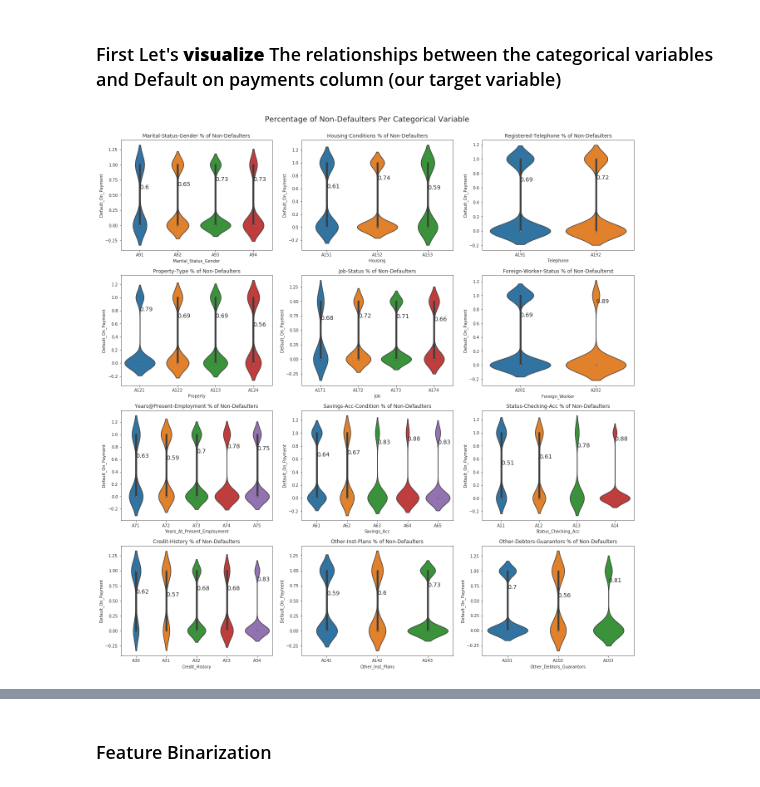
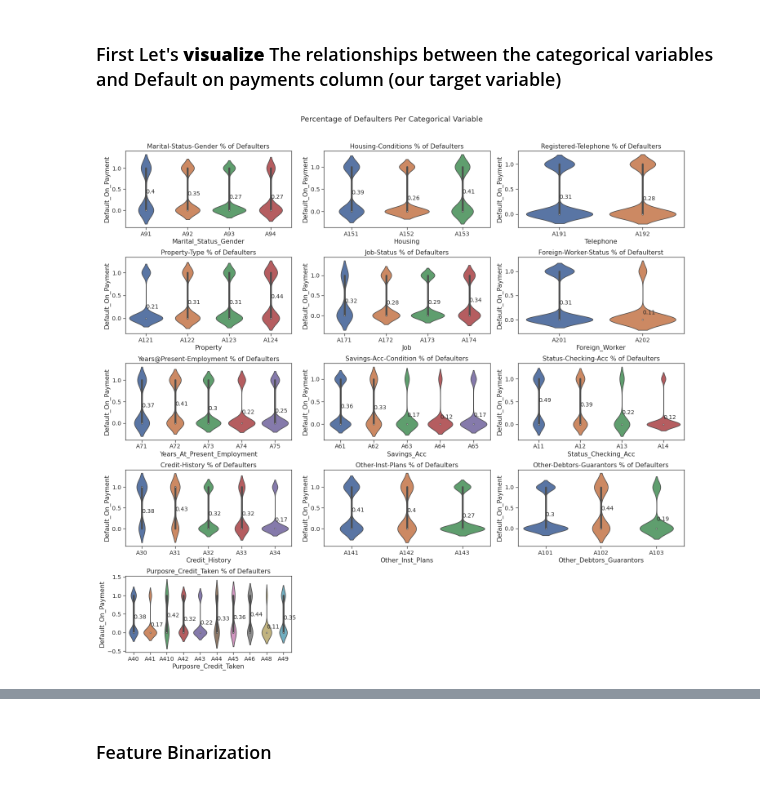
Before and after one commit to Lawrence-Krukrubo/Machine_Learning, a Jupyter notebook: loan_default_classifier.ipynb, the cells around one changed output, grey strips where cells are left out. Drawn from its saved outputs; the diff is of its cells as text; code cells hidden in the pictures.

```diff
--- a/loan_default_classifier.ipynb
+++ b/loan_default_classifier.ipynb
@@ -251,4 +247,2 @@ The empty set returned above means no difference and we did not omit any thing.
-# %%
-loan_df = loan_df[new_columns]
 # %% [markdown]
 Next let's strip off white-spaces either at the beginning or end of all column names, incase we mistakenly left it during the manual process
@@ -261,5 +249,5 @@ loan_df.head(2)
 # %%
-stripped_columns = [str.strip(x, ' ') for x in loan_df.columns if x[0] or x[-1] == ' ']
+stripped_columns = [str.strip(x, ' ') for x in new_columns if x[0] or x[-1] == ' ']
 stripped_columns[:5]
 # %% [output]
 ['Customer_ID', 'Marital_Status_Gender', 'Age', 'Dependents', 'Housing']
@@ -268,8 +253,0 @@ Now let's assign the stripped-off-white-spaces column names to the data frame as
-# %%
-columns_dict = {}
-for i in range(len(loan_df.columns)):
-    x = loan_df.columns[i]
-    columns_dict[x] = stripped_columns[i]
-
-loan_df.rename(columns = columns_dict, inplace=True)
-loan_df.head(3)
@@ -280,0 +262,5 @@ loan_df.head(3)
+# %%
+loan_df = loan_df[stripped_columns]
+
+# let's see the first few rows
+loan_df.head(3)
@@ -285,10 +276,10 @@ This is beautiful our loan_df columns are ordered in a logical fashion, let's st
 # %%
 import matplotlib.gridspec as gridspec
 
-fig = plt.figure(constrained_layout=True, figsize=(18,18))
+fig = plt.figure(constrained_layout=True, figsize=(20,18))
 sns.set_style('ticks')
 
-specs = gridspec.GridSpec(ncols=3, nrows=4, figure=fig)
+specs = gridspec.GridSpec(ncols=3, nrows=5, figure=fig)
 ax1 = fig.add_subplot(specs[0, 0])
 ax2 = fig.add_subplot(specs[0, 1])
 ax3 = fig.add_subplot(specs[0, 2])
@@ -301,117 +292,128 @@ ax9 = fig.add_subplot(specs[2, 2])
 ax10 = fig.add_subplot(specs[3, 0])
 ax11 = fig.add_subplot(specs[3, 1])
 ax12 = fig.add_subplot(specs[3, 2])
+ax13 = fig.add_subplot(specs[4, 0])
+# ax14 = fig.add_subplot(specs[4, 1])
+# ax15 = fig.add_subplot(specs[4, 2])
 
-plt.suptitle('Percentage of Non-Defaulters Per Categorical Variable', fontsize=18, y=1.03)
+plt.suptitle('Percentage of Defaulters Per Categorical Variable', fontsize=18, y=1.05)
 
 
 ax1 = sns.violinplot('Marital_Status_Gender', 'Default_On_Payment', data=loan_df, order=['A91','A92','A93','A94'], ax=ax1)
-ax1.set_title('Marital-Status-Gender % of Non-Defaulters')
+ax1.set_title('Marital-Status-Gender % of Defaulters')
 yposlist = loan_df.groupby(['Marital_Status_Gender'])['Default_On_Payment'].value_counts(normalize=True).tolist()
-yposlist = [round(i,2) for i in yposlist[0::2]]
+yposlist = [round(i,2) for i in yposlist[1::2]]
 xposlist = range(len(yposlist))
 for i in range(len(yposlist)):
     ax1.text(xposlist[i], yposlist[i], str(round(yposlist[i], 2)), fontsize=14)
 
 
 ax2 = sns.violinplot('Housing', 'Default_On_Payment', data=loan_df, order=['A151','A152','A153'], ax=ax2)
-ax2.set_title('Housing-Conditions % of Non-Defaulters')
+ax2.set_title('Housing-Conditions % of Defaulters')
 yposlist = loan_df.groupby(['Housing'])['Default_On_Payment'].value_counts(normalize=True).tolist()
-yposlist = [round(i,2) for i in yposlist[0::2]]
+yposlist = [round(i,2) for i in yposlist[1::2]]
 xposlist = range(len(yposlist))
 for i in range(len(yposlist)):
     ax2.text(xposlist[i], yposlist[i], str(round(yposlist[i], 2)), fontsize=14)
 
 
 ax3 = sns.violinplot('Telephone', 'Default_On_Payment', data=loan_df,order=['A191','A192'], ax=ax3)
-ax3.set_title('Registered-Telephone % of Non-Defaulters')
+ax3.set_title('Registered-Telephone % of Defaulters')
 yposlist = loan_df.groupby(['Telephone'])['Default_On_Payment'].value_counts(normalize=True).tolist()
-yposlist = [round(i,2) for i in yposlist[0::2]]
+yposlist = [round(i,2) for i in yposlist[1::2]]
 xposlist = range(len(yposlist))
 for i in range(len(yposlist)):
     ax3.text(xposlist[i], yposlist[i], str(round(yposlist[i], 2)), fontsize=14)
 
 
 ax4 = sns.violinplot('Property', 'Default_On_Payment', data=loan_df,order=['A121','A122','A123','A124'], ax=ax4)
-ax4.set_title('Property-Type % of Non-Defaulters')
+ax4.set_title('Property-Type % of Defaulters')
 yposlist = loan_df.groupby(['Property'])['Default_On_Payment'].value_counts(normalize=True).tolist()
-yposlist = [round(i,2) for i in yposlist[0::2]]
+yposlist = [round(i,2) for i in yposlist[1::2]]
 xposlist = range(len(yposlist))
 for i in range(len(yposlist)):
     ax4.text(xposlist[i], yposlist[i], str(round(yposlist[i], 2)), fontsize=14)
 
 
 ax5 = sns.violinplot('Job', 'Default_On_Payment', data=loan_df, order=['A171','A172','A173','A174'], ax=ax5)
-ax5.set_title('Job-Status % of Non-Defaulters')
+ax5.set_title('Job-Status % of Defaulters')
 yposlist = loan_df.groupby(['Job'])['Default_On_Payment'].value_counts(normalize=True).tolist()
-yposlist = [round(i,2) for i in yposlist[0::2]]
+yposlist = [round(i,2) for i in yposlist[1::2]]
 xposlist = range(len(yposlist))
 for i in range(len(yposlist)):
     ax5.text(xposlist[i], yposlist[i], str(round(yposlist[i], 2)), fontsize=14)
 
 
 ax6 = sns.violinplot('Foreign_Worker', 'Default_On_Payment', data=loan_df, ax=ax6)
-ax6.set_title('Foreign-Worker-Status % of Non-Defaulterst')
+ax6.set_title('Foreign-Worker-Status % of Defaulterst')
 yposlist = loan_df.groupby(['Foreign_Worker'])['Default_On_Payment'].value_counts(normalize=True).tolist()
-yposlist = [round(i,2) for i in yposlist[0::2]]
+yposlist = [round(i,2) for i in yposlist[1::2]]
 xposlist = range(len(yposlist))
 for i in range(len(yposlist)):
     ax6.text(xposlist[i], yposlist[i], str(round(yposlist[i], 2)), fontsize=14)
 
 
 ax7 = sns.violinplot('Years_At_Present_Employment', 'Default_On_Payment', order=['A71','A72','A73','A74','A75'], data=loan_df, ax=ax7)
-ax7.set_title('Years@Present-Employment % of Non-Defaulters')
+ax7.set_title('Years@Present-Employment % of Defaulters')
 yposlist = loan_df.groupby(['Years_At_Present_Employment'])['Default_On_Payment'].value_counts(normalize=True).tolist()
-yposlist = [round(i,2) for i in yposlist[0::2]]
+yposlist = [round(i,2) for i in yposlist[1::2]]
 xposlist = range(len(yposlist))
 for i in range(len(yposlist)):
     ax7.text(xposlist[i], yposlist[i], str(round(yposlist[i], 2)), fontsize=14)
 
 
 ax8 = sns.violinplot('Savings_Acc', 'Default_On_Payment', data=loan_df, order=['A61','A62','A63','A64','A65'], ax=ax8)
-ax8.set_title('Savings-Acc-Condition % of Non-Defaulters')
+ax8.set_title('Savings-Acc-Condition % of Defaulters')
 yposlist = loan_df.groupby(['Savings_Acc'])['Default_On_Payment'].value_counts(normalize=True).tolist()
-yposlist = [round(i,2) for i in yposlist[0::2]]
+yposlist = [round(i,2) for i in yposlist[1::2]]
 xposlist = range(len(yposlist))
 for i in range(len(yposlist)):
     ax8.text(xposlist[i], yposlist[i], str(round(yposlist[i], 2)), fontsize=14)
 
 
 ax9 = sns.violinplot('Status_Checking_Acc', 'Default_On_Payment', data=loan_df,order=['A11','A12','A13','A14'], ax=ax9)
-ax9.set_title('Status-Checking-Acc % of Non-Defaulters')
+ax9.set_title('Status-Checking-Acc % of Defaulters')
 yposlist = loan_df.groupby(['Status_Checking_Acc'])['Default_On_Payment'].value_counts(normalize=True).tolist()
-yposlist = [round(i,2) for i in yposlist[0::2]]
+yposlist = [round(i,2) for i in yposlist[1::2]]
 xposlist = range(len(yposlist))
 for i in range(len(yposlist)):
     ax9.text(xposlist[i], yposlist[i], str(round(yposlist[i], 2)), fontsize=14)
 
 
 ax10 = sns.violinplot('Credit_History', 'Default_On_Payment', data=loan_df, order=['A30','A31','A32','A33','A34'], ax=ax10)
-ax10.set_title('Credit-History % of Non-Defaulters')
+ax10.set_title('Credit-History % of Defaulters')
 yposlist = loan_df.groupby(['Credit_History'])['Default_On_Payment'].value_counts(normalize=True).tolist()
-yposlist = [round(i,2) for i in yposlist[0::2]]
+yposlist = [round(i,2) for i in yposlist[1::2]]
 xposlist = range(len(yposlist))
 for i in range(len(yposlist)):
     ax10.text(xposlist[i], yposlist[i], str(round(yposlist[i], 2)), fontsize=14)
 
 
 ax11 = sns.violinplot('Other_Inst_Plans', 'Default_On_Payment', data=loan_df,order=['A141','A142','A143'], ax=ax11)
-ax11.set_title('Other-Inst-Plans % of Non-Defaulters')
+ax11.set_title('Other-Inst-Plans % of Defaulters')
 yposlist = loan_df.groupby(['Other_Inst_Plans'])['Default_On_Payment'].value_counts(normalize=True).tolist()
-yposlist = [round(i,2) for i in yposlist[0::2]]
+yposlist = [round(i,2) for i in yposlist[1::2]]
 xposlist = range(len(yposlist))
 for i in range(len(yposlist)):
     ax11.text(xposlist[i], yposlist[i], str(round(yposlist[i], 2)), fontsize=14)
 
 
 ax12 = sns.violinplot('Other_Debtors_Guarantors', 'Default_On_Payment', data=loan_df, order=['A101','A102','A103'], ax=ax12)
-ax12.set_title('Other-Debtors-Guarantors % of Non-Defaulters')
+ax12.set_title('Other-Debtors-Guarantors % of Defaulters')
 yposlist = loan_df.groupby(['Other_Debtors_Guarantors'])['Default_On_Payment'].value_counts(normalize=True).tolist()
-yposlist = [round(i,2) for i in yposlist[0::2]]
+yposlist = [round(i,2) for i in yposlist[1::2]]
 xposlist = range(len(yposlist))
 for i in range(len(yposlist)):
     ax12.text(xposlist[i], yposlist[i], str(round(yposlist[i], 2)), fontsize=14)
 
+ax13 = sns.violinplot('Purposre_Credit_Taken', 'Default_On_Payment', data=loan_df, order=['A40','A41','A410','A42','A43','A44','A45','A46','A48','A49'], ax=ax13)
+ax13.set_title('Purposre_Credit_Taken % of Defaulters')
+yposlist = loan_df.groupby(['Purposre_Credit_Taken'])['Default_On_Payment'].value_counts(normalize=True).tolist()
+yposlist = [round(i,2) for i in yposlist[1::2]]
+xposlist = range(len(yposlist))
+for i in range(len(yposlist)):
+    plt.text(xposlist[i], yposlist[i], str(round(yposlist[i], 2)), fontsize=14)
+
 plt.show()
 # %% [output]
-[figure, old version]
+[figure, new version]
```
Also changed, not shown: parts of 38 cells of this notebook.
